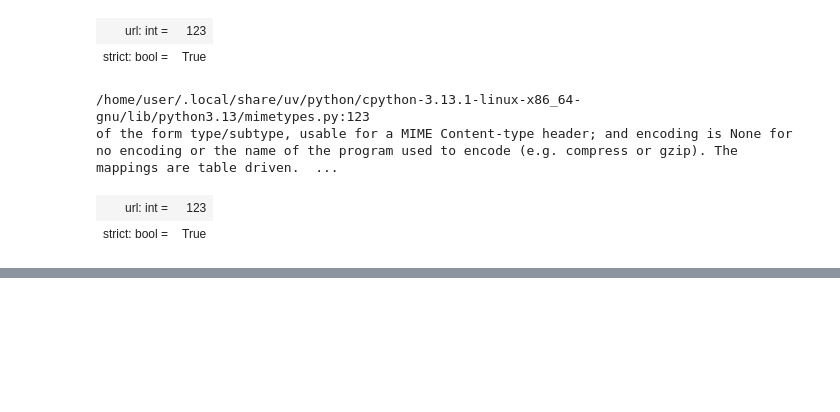
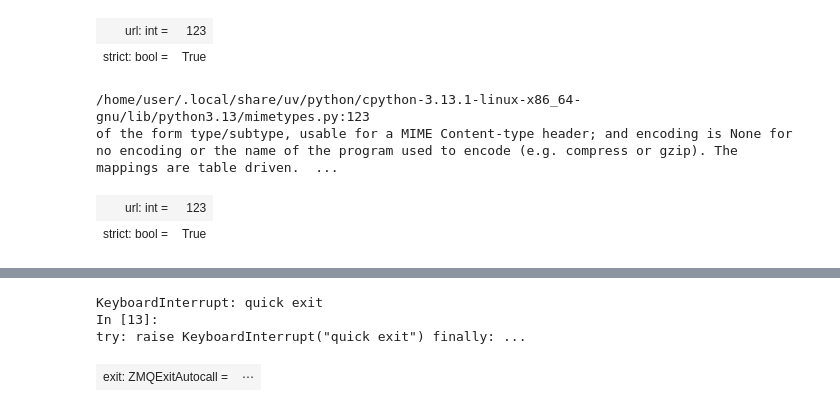
Before and after one commit to sanic-org/tracerite, a Jupyter notebook: Demo.ipynb, the cells around one changed output, grey strips where cells are left out. Drawn from its saved outputs; the diff is of its cells as text; code cells hidden in the pictures; blank space fills up the shorter version.

```diff
--- a/Demo.ipynb
+++ b/Demo.ipynb
@@ -231,0 +252,10 @@ scrollto('tb-9KX_66zPinw76zNJ')
+# %%
+try:
+    raise KeyboardInterrupt("quick exit")
+finally:
+    ...
+# %% [output]
+KeyboardInterrupt: quick exit
+In [13]:
+try: raise KeyboardInterrupt("quick exit") finally: ...
+| exit: ZMQExitAutocall = | ⋯ |
```
Also changed, not shown: parts of 12 cells of this notebook.
